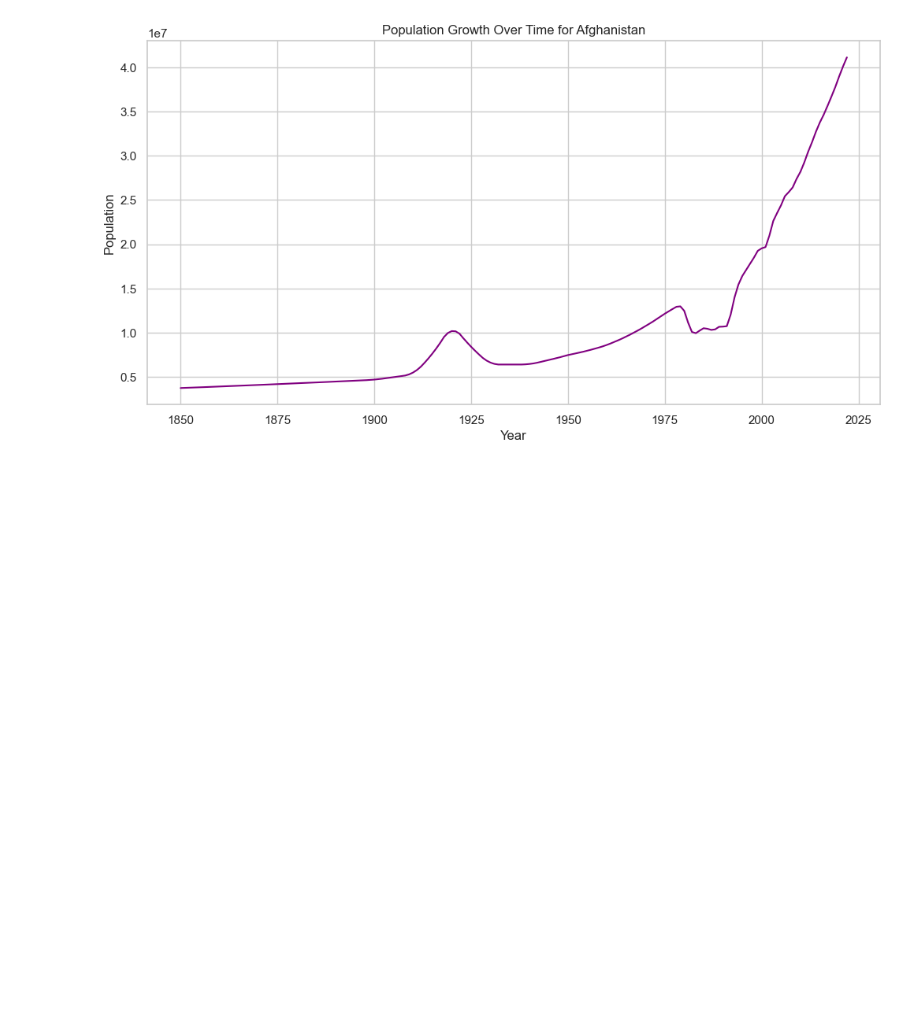
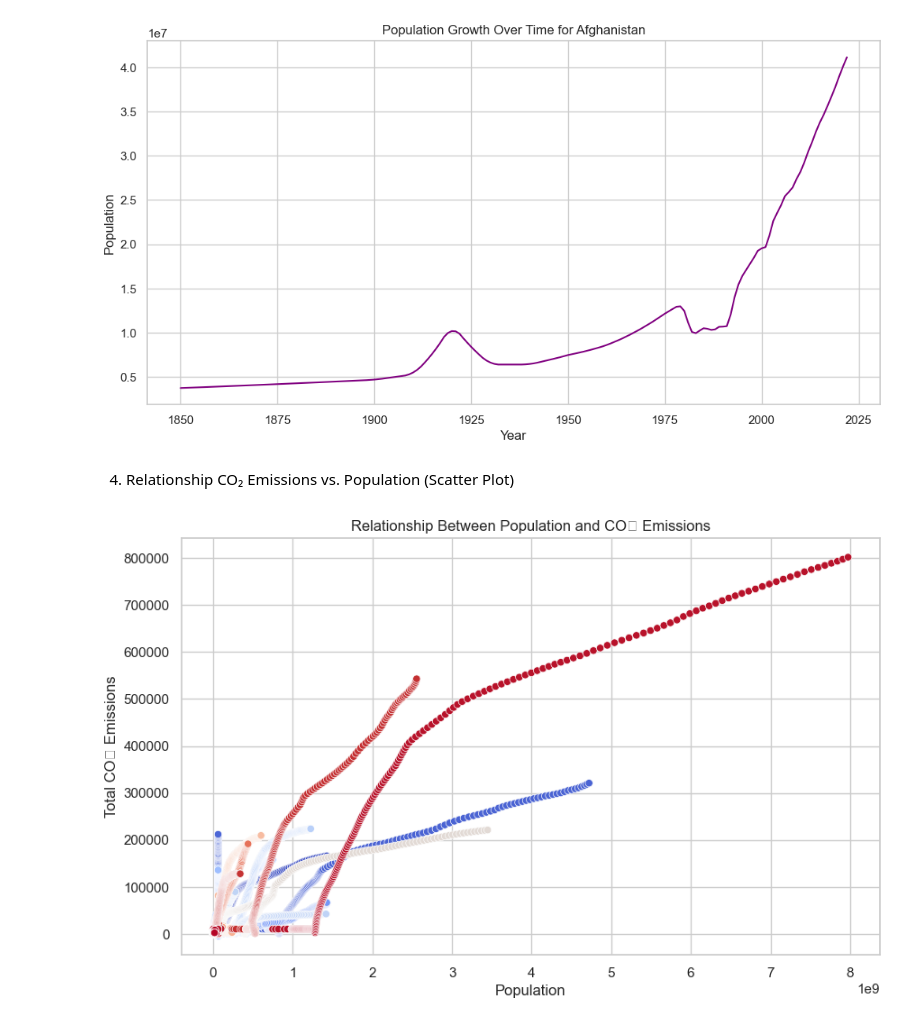
Before and after one commit to alextran21211/adsc3910-project-group-5, a Jupyter notebook: notebooks/eda.ipynb, the cells around one changed output. Drawn from its saved outputs; the diff is of its cells as text; code cells hidden in the pictures; blank space fills up the shorter version.

Commit message:
Scatter Plot of Population and CO2 Emissions

```diff
--- a/notebooks/eda.ipynb
+++ b/notebooks/eda.ipynb
@@ -110,3 +110,14 @@ plt.ylabel("Population")
 plt.show()
 # %% [output]
 [figure]
+# %% [markdown]
+4. Relationship CO₂ Emissions vs. Population (Scatter Plot)
+# %%
+plt.figure(figsize=(10, 6))
+sns.scatterplot(data=df, x='Population', y='CO2', hue='Country', palette="coolwarm", legend=None)
+plt.title("Relationship Between Population and CO₂ Emissions")
+plt.xlabel("Population")
+plt.ylabel("Total CO₂ Emissions")
+plt.show()
+# %% [output]
+[figure, added]
```
